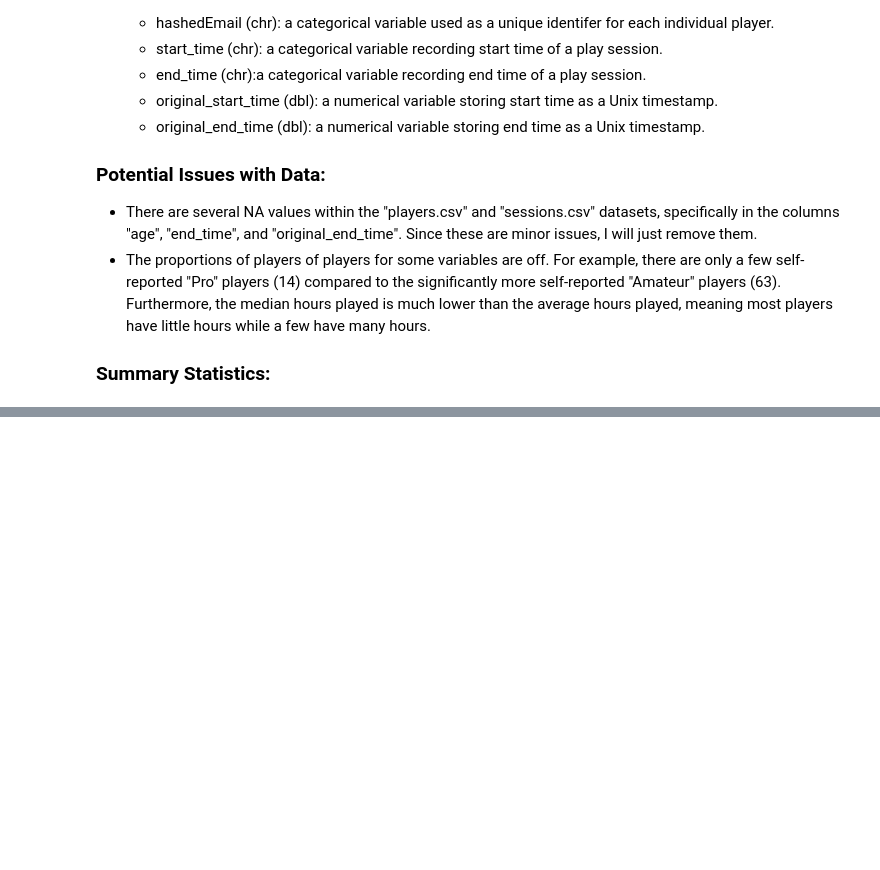
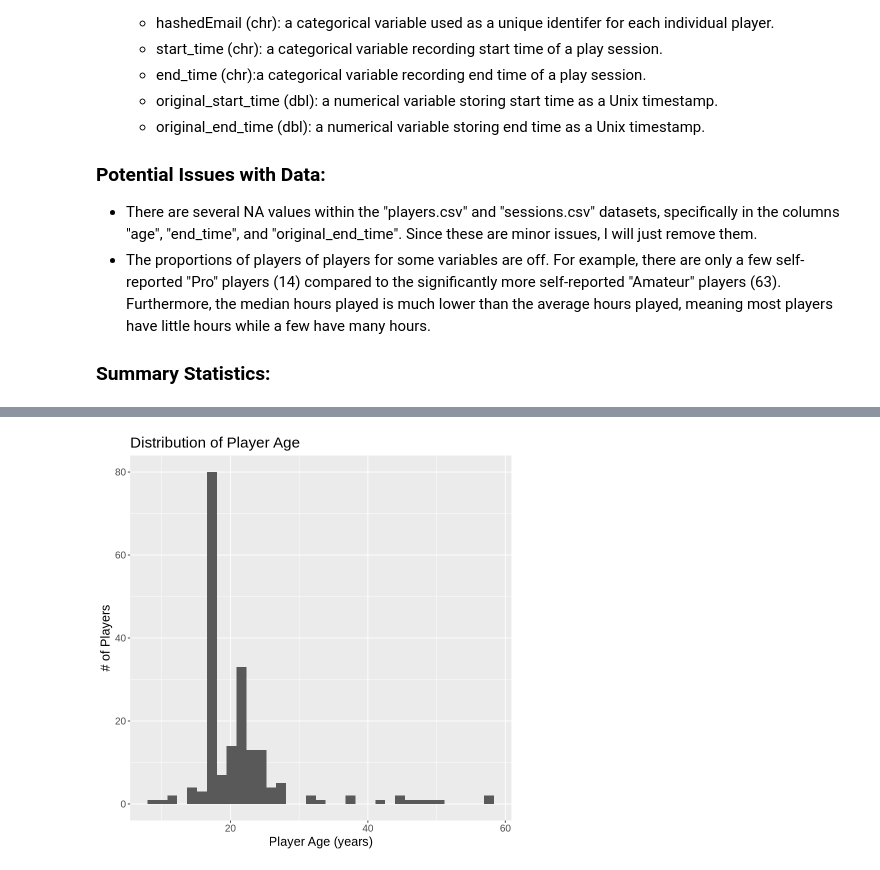
Before and after one commit to sstephaniewu/video_game_project, a Jupyter notebook: Individual_Project_Report.ipynb, the cells around one changed output, grey strips where cells are left out. Cells and saved outputs as stored; diff of their text form; code cells hidden in the pictures; blank space fills up the shorter version.

```diff
--- a/Individual_Project_Report.ipynb
+++ b/Individual_Project_Report.ipynb
@@ -92,0 +122,8 @@ This project addresses the broad question of "what player characteristics and be
+# %%
+age_plot <- players |>
+    ggplot(aes(x = Age)) +
+    geom_histogram(bins = 35) +
+    labs(x = "Player Age (years)", y = "# of Players", title = "Distribution of Player Age") +
+    theme(text = element_text(size = 15))
+age_plot
+# %% [output]
@@ -92,0 +132 @@ This project addresses the broad question of "what player characteristics and be
+[figure, added]
```
Also changed, not shown: parts of 7 cells of this notebook.
